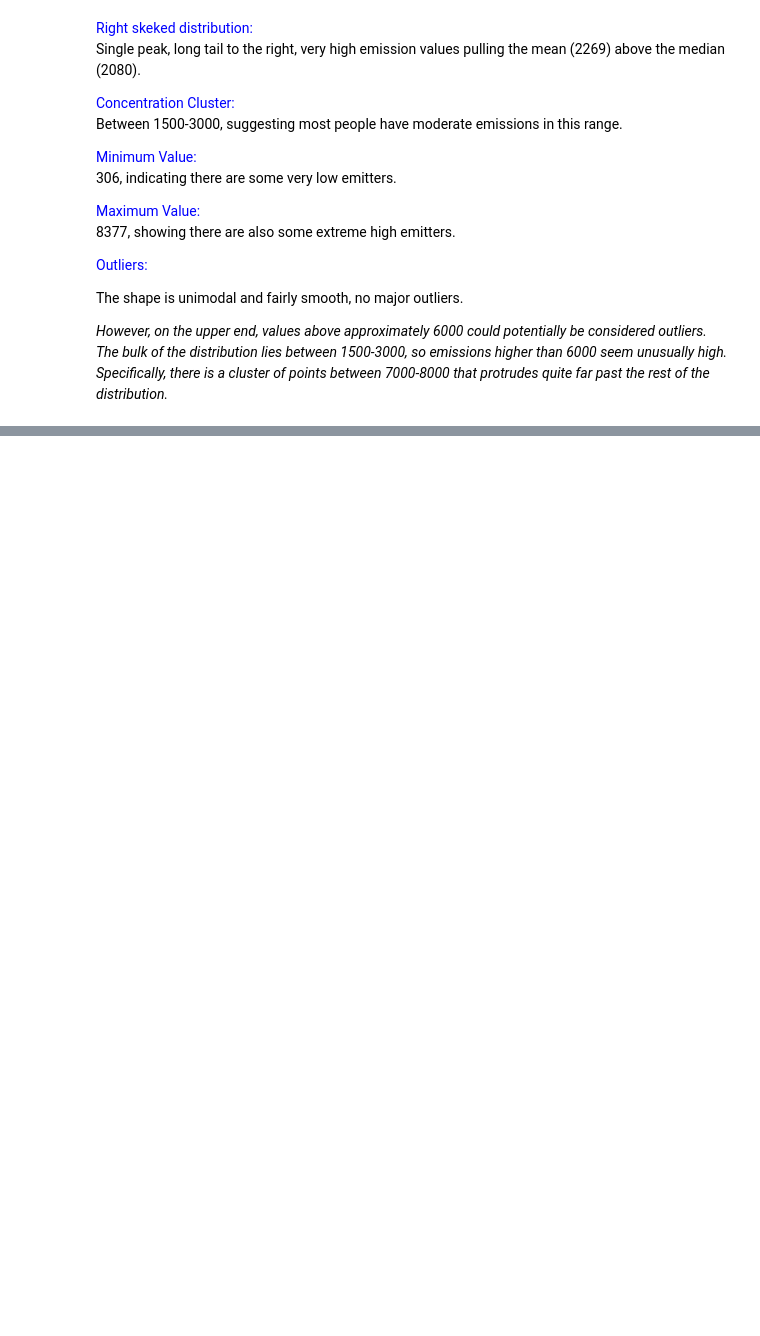
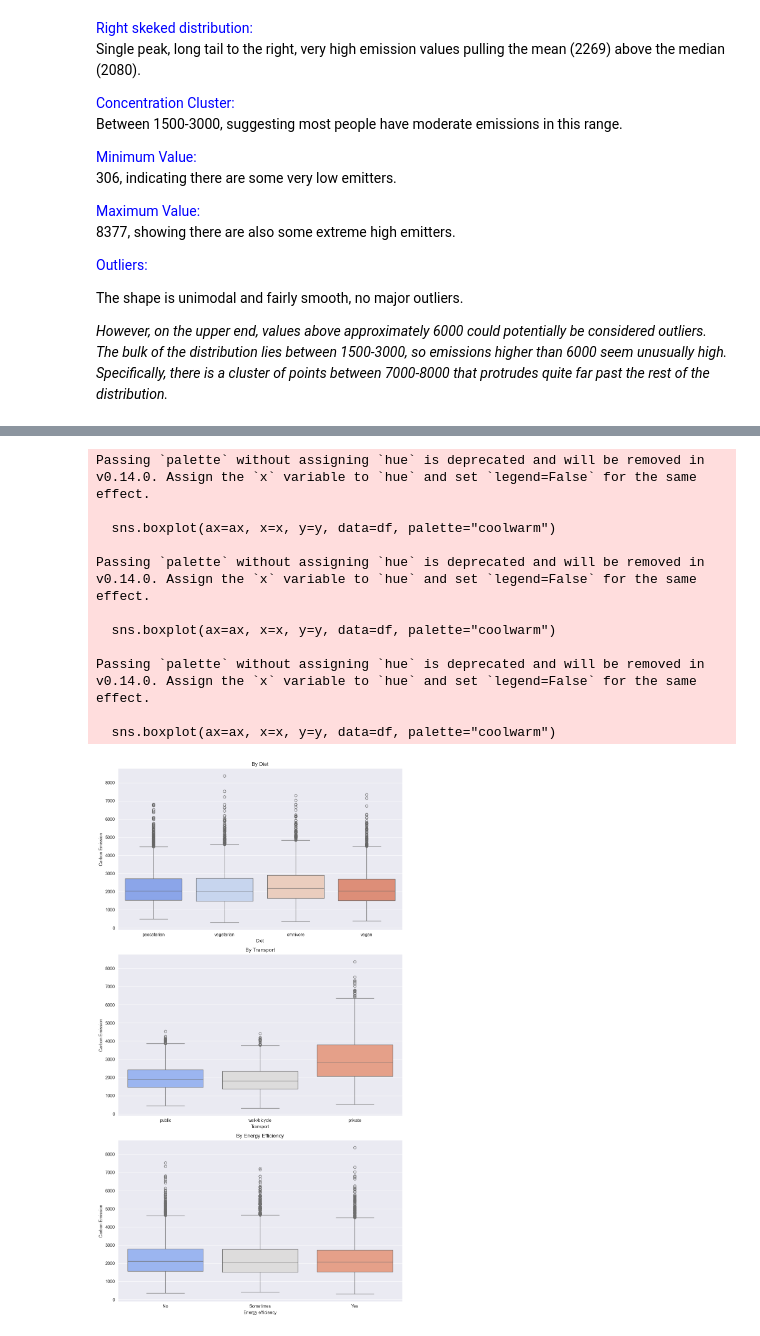
Before and after one commit to zero010010/Usin-ML-to-predict-Carbon-FootPrint-, a Jupyter notebook: src/notebooks/1-Basic_EDA.ipynb, the cells around one changed output, grey strips where cells are left out. Drawn from its saved outputs; the diff is of its cells as text; code cells hidden in the pictures; blank space fills up the shorter version.

```diff
--- a/src/notebooks/1-Basic_EDA.ipynb
+++ b/src/notebooks/1-Basic_EDA.ipynb
@@ -276,7 +247,0 @@ df_encoded.tail()
-# %%
-
-# To a pandas DataFrame
-df = pd.DataFrame(df_encoded)
-
-# Save the DataFrame to a df_encoded.csv'
-df.to_csv('df_encoded.csv', index=False)
@@ -312,4 +247,0 @@ plt.show()
-# %%
-# Split data / convert to numpy array
-X = df_encoded.iloc[:, :-1].values
-y = df_encoded.iloc[:, -1].values
@@ -331,6 +247,0 @@ test.to_csv('test.csv', index=False)
-# %%
-from sklearn.preprocessing import StandardScaler
-#Scaling
-from sklearn.preprocessing import MinMaxScaler
-scaler = MinMaxScaler()
-df[numerical] = scaler.fit_transform(df[numerical])
@@ -354,0 +248,38 @@ df.to_csv("df_final.csv")
+# %%
+#  boxplots showing relationship between diet, transport, energy efficiency vs carbon emission .
+
+# figure and axes
+fig, axes = plt.subplots(nrows=3, figsize=(10, 18))
+
+# Dictionary to map axes and columns
+plots = {axes[0]: ['Diet', 'CarbonEmission'],
+         axes[1]: ['Transport', 'CarbonEmission'],
+         axes[2]: ['Energy efficiency', 'CarbonEmission']}
+
+# boxplots
+for ax, (x, y) in plots.items():
+    sns.boxplot(ax=ax, x=x, y=y, data=df, palette="coolwarm")
+    ax.set_xlabel(x)
+    ax.set_ylabel('Carbon Emission')
+
+# Set titles
+axes[0].set_title('By Diet')
+axes[1].set_title('By Transport')
+axes[2].set_title('By Energy Efficiency')
+
+# Adjust layout and show plot
+plt.tight_layout()
+plt.show()
+# %% [output]
+Passing `palette` without assigning `hue` is deprecated and will be removed in v0.14.0. Assign the `x` variable to `hue` and set `legend=False` for the same effect.
+
+  sns.boxplot(ax=ax, x=x, y=y, data=df, palette="coolwarm")
+
+Passing `palette` without assigning `hue` is deprecated and will be removed in v0.14.0. Assign the `x` variable to `hue` and set `legend=False` for the same effect.
+
+  sns.boxplot(ax=ax, x=x, y=y, data=df, palette="coolwarm")
+
+Passing `palette` without assigning `hue` is deprecated and will be removed in v0.14.0. Assign the `x` variable to `hue` and set `legend=False` for the same effect.
+
+  sns.boxplot(ax=ax, x=x, y=y, data=df, palette="coolwarm")
+[figure, added]
```
Also changed, not shown: parts of 35 cells of this notebook, 18 other files.
